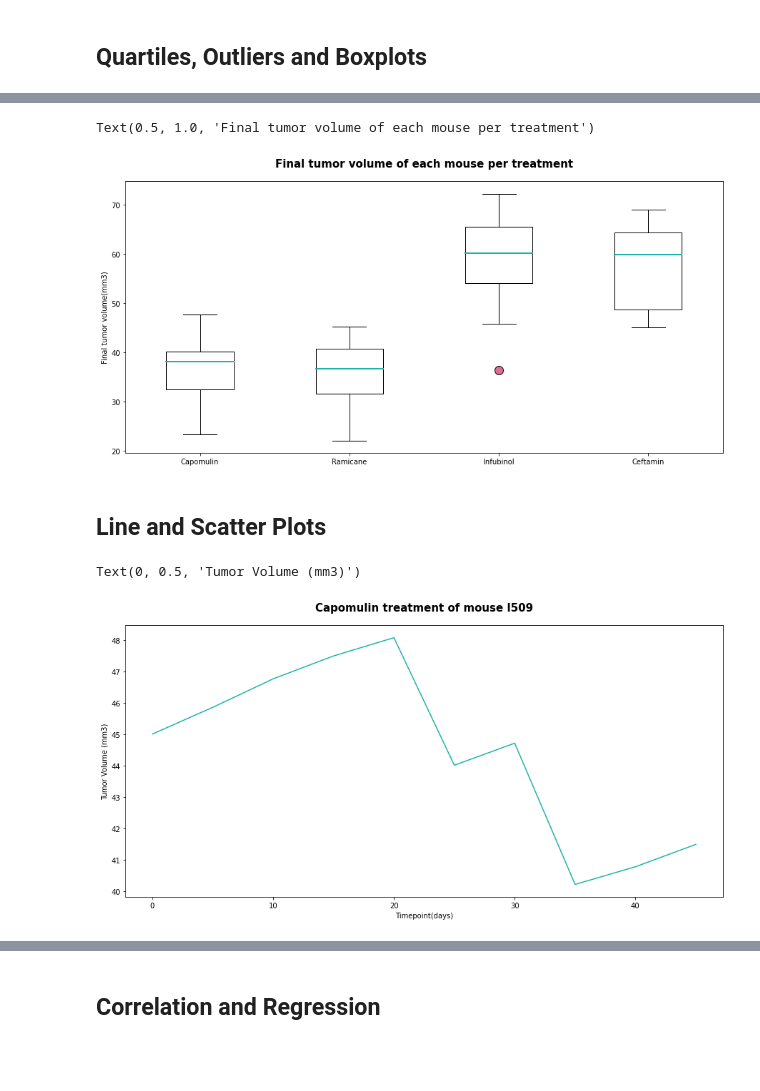
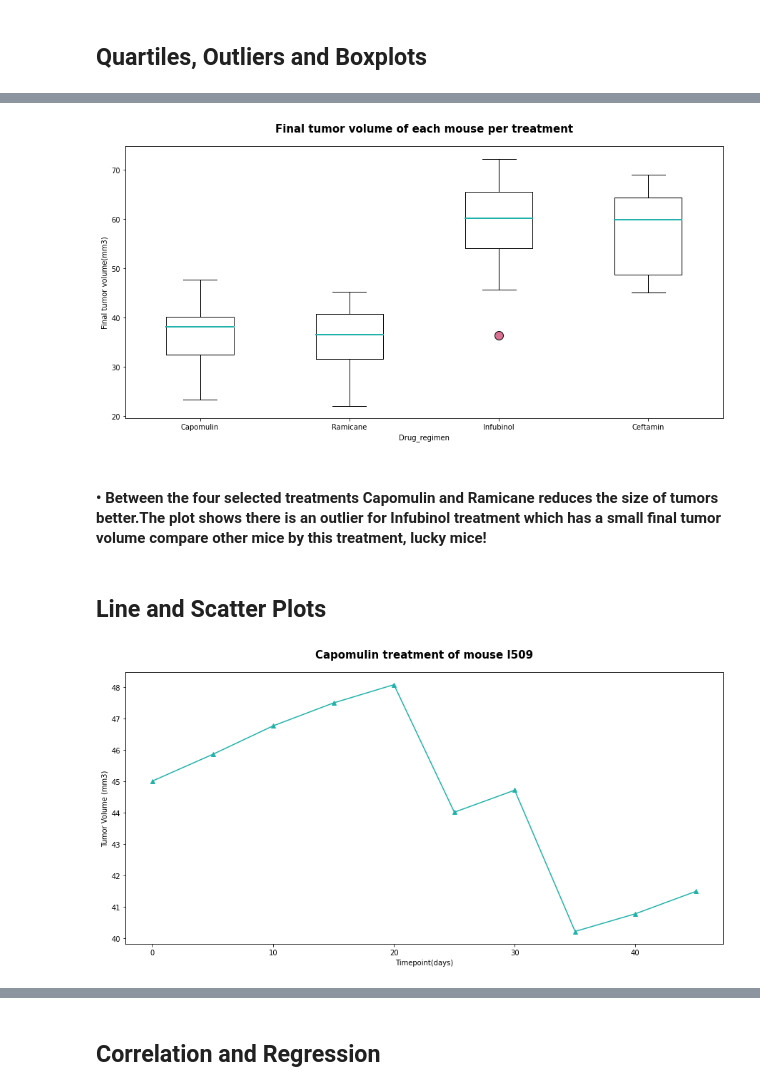
Before and after one commit to lalesafarzade/The-Power-of-Plots, a Jupyter notebook: matplotlib_challenge/pymaceuticals.ipynb, the cells around one changed output, grey strips where cells are left out. Cells and saved outputs as stored; diff of their text form; code cells hidden in the pictures; blank space fills up the shorter version.

```diff
--- a/matplotlib_challenge/pymaceuticals.ipynb
+++ b/matplotlib_challenge/pymaceuticals.ipynb
@@ -292,25 +350,35 @@ there isn't be an below_outlier
 # %%
 # Generate a box plot of the final tumor volume of each mouse across four regimens of interest
+
 medianprops = dict(linestyle='-', linewidth=2, color='lightseagreen')
 flierprops = dict(marker='o', markerfacecolor='palevioletred', markersize=12,
                   markeredgecolor='black')
+
+
 plt.figure(figsize=(15,7))
 plt.boxplot(tumor_vol_data, labels=treatments,flierprops=flierprops, medianprops=medianprops);
 plt.ylabel("Final tumor volume(mm3)")
+plt.xlabel('Drug_regimen')
 plt.title('Final tumor volume of each mouse per treatment',fontsize= 15,pad=20,fontweight="bold")
+#plt.savefig('images/box_plot.png')
+plt.show()
 # %% [output]
-Text(0.5, 1.0, 'Final tumor volume of each mouse per treatment')
-[figure, old version]
+[figure, new version]
+# %% [markdown]
+#### •	Between  the four selected treatments Capomulin and Ramicane reduces the size of tumors better.The plot shows there is an outlier for Infubinol treatment which has a small final tumor volume compare other mice by this treatment, lucky mice!
 # %% [markdown]
 ## Line and Scatter Plots
 # %%
 # Generate a line plot of tumor volume vs. time point for a mouse treated with Capomulin
+#making a dataframe for the selected mice
+l509_df=clean_df.loc[(clean_df['Drug Regimen']=='Capomulin')&(clean_df['Mouse ID']=='l509')][['Timepoint','Tumor Volume (mm3)']].set_index('Timepoint')
+
 plt.figure(figsize=(15,7))
-l509_df=clean_df.loc[(clean_df['Drug Regimen']=='Capomulin')&(clean_df['Mouse ID']=='l509')][['Timepoint','Tumor Volume (mm3)']].set_index('Timepoint')
-plt.plot(l509_df.index,l509_df,color='lightseagreen')
+plt.plot(l509_df.index,l509_df,color='lightseagreen',marker='^')
 plt.title('Capomulin treatment of mouse l509',fontsize= 15,pad=20,fontweight="bold")
 plt.xlabel('Timepoint(days)')
 plt.ylabel('Tumor Volume (mm3)')
+#plt.savefig('images/line_plot.png')
+plt.show()
 # %% [output]
-Text(0, 0.5, 'Tumor Volume (mm3)')
-[figure, old version]
+[figure, new version]
```
Also changed, not shown: parts of 29 cells of this notebook, 6 other files.
